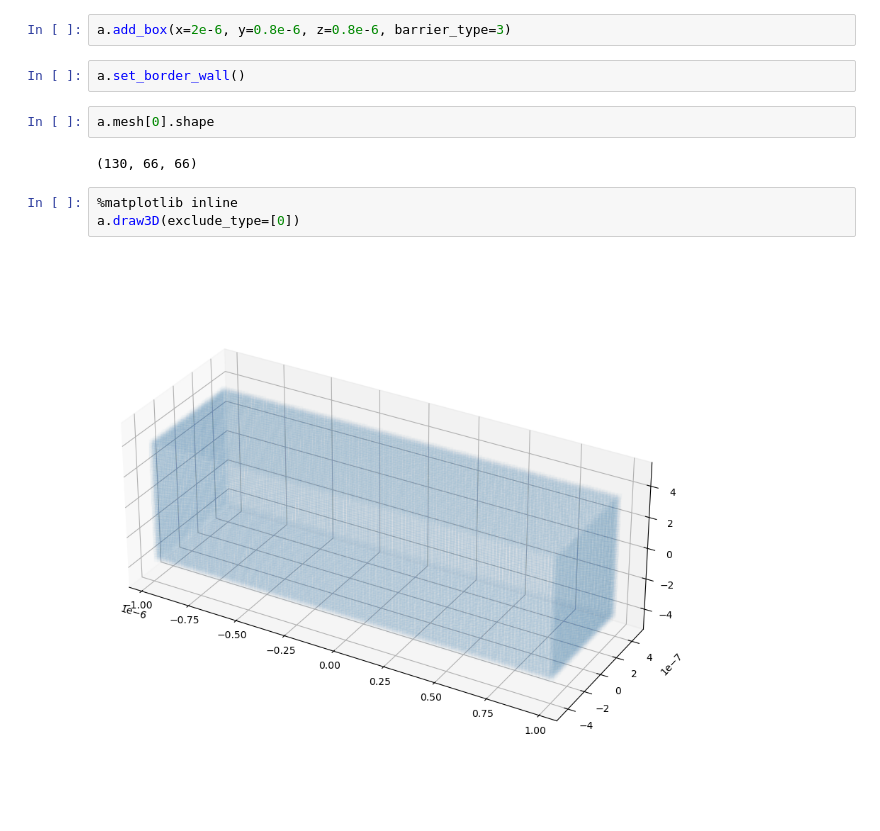
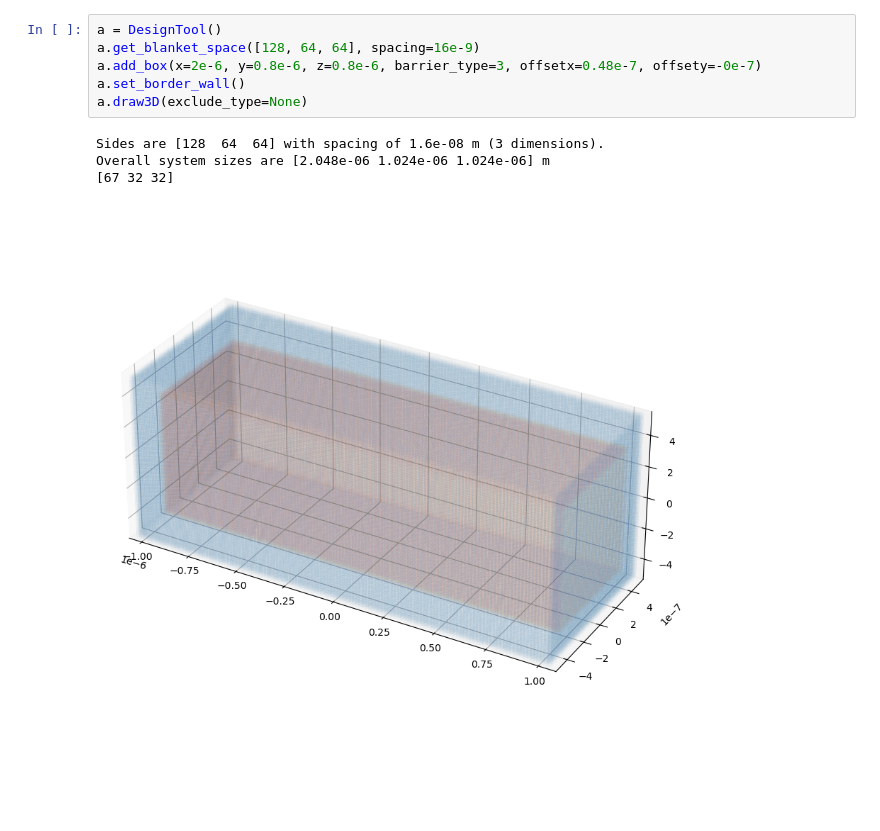
Before and after one commit to darrenjhsu/redicell_framework, a Jupyter notebook: Interactive_design_tool.ipynb, the cells around one changed output. Saved outputs shown, nothing was run; the diff lists cells and outputs as text; blank space fills up the shorter version.

```diff
--- a/Interactive_design_tool.ipynb
+++ b/Interactive_design_tool.ipynb
@@ -116,13 +194,11 @@ array([64, 32, 32])
 # %%
-a.add_box(x=2e-6, y=0.8e-6, z=0.8e-6, barrier_type=3)
+a = DesignTool()
+a.get_blanket_space([128, 64, 64], spacing=16e-9)
+a.add_box(x=2e-6, y=0.8e-6, z=0.8e-6, barrier_type=3, offsetx=0.48e-7, offsety=-0e-7)
+a.set_border_wall()
+a.draw3D(exclude_type=None)
+# %% [output]
+Sides are [128  64  64] with spacing of 1.6e-08 m (3 dimensions).
+Overall system sizes are [2.048e-06 1.024e-06 1.024e-06] m
+[67 32 32]
+[figure, added]
-# %%
-a.set_border_wall()
-# %%
-a.mesh[0].shape
-# %% [output]
-(130, 66, 66)
-# %%
-%matplotlib inline
-a.draw3D(exclude_type=[0])
-# %% [output]
-[figure, removed]
```
Also changed, not shown: parts of 9 cells of this notebook, 1 other file.
